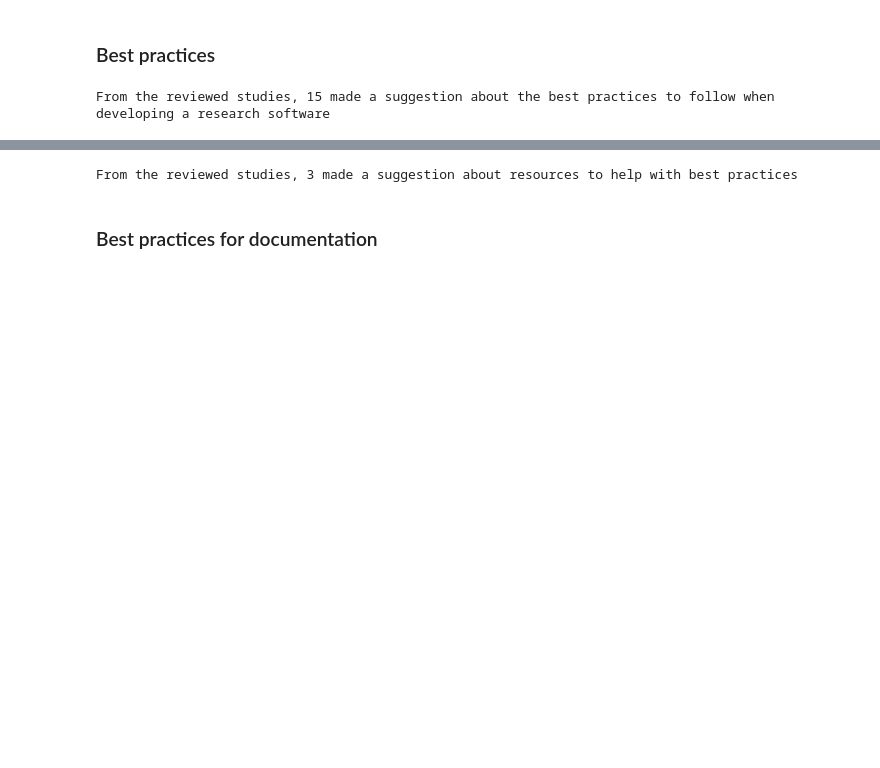
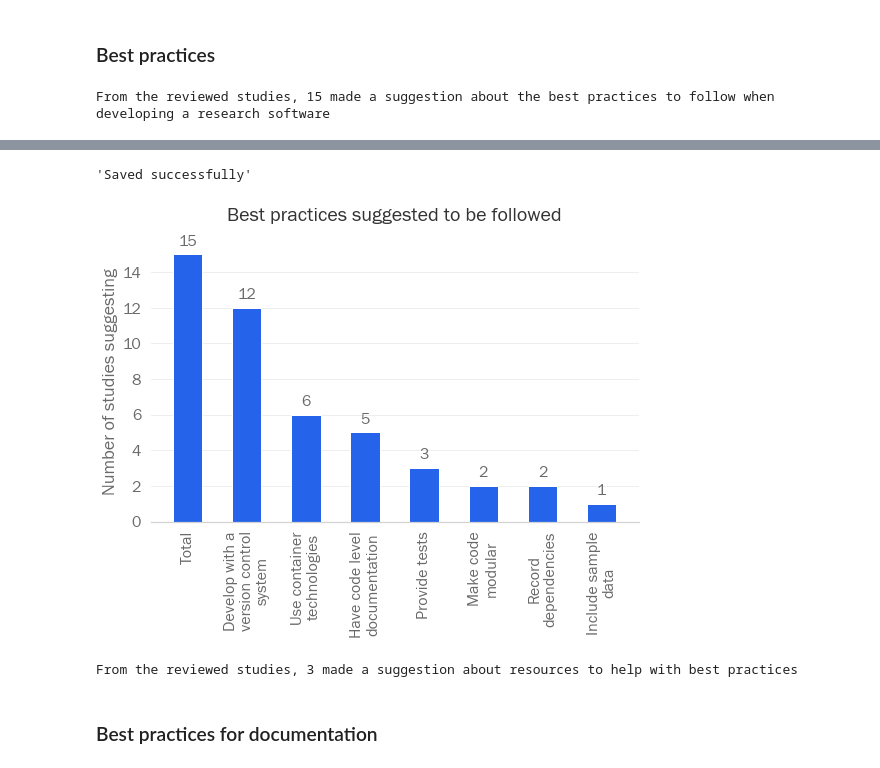
Before and after one commit to FAIR-BioRS/Code, a Jupyter notebook: main.ipynb, the cells around one changed output, grey strips where cells are left out. Saved outputs shown, nothing was run; the diff lists cells and outputs as text; code cells hidden in the pictures; blank space fills up the shorter version.

```diff
--- a/main.ipynb
+++ b/main.ipynb
@@ -260,5 +299,7 @@ ParserError: Error tokenizing data. C error: Expected 1 fields in line 26, saw 4
 ## Review analysis
 # %%
 # Load review data
-data_file_location = "https://github.com/fairdataihub/FAIR-BioRS-data/blob/main/docs/resourcesReviewKeywords.csv"
-df = pd.read_table(data_file_location)
+data_file_location = "https://raw.githubusercontent.com/fairdataihub/FAIR-BioRS-data/main/docs/resourcesReviewKeywords.csv"
+df = pd.read_table(data_file_location, encoding="utf-8", sep=",")
+print("Data loaded successfuly")
+df.head()
@@ -391,3 +369,34 @@ save_image_png(fig, "output", plot_name, "svg")
+# %%
+# Visualize results
+x = ["Total"] + list(frequency.keys())
+y = [total_studies] + list(frequency.values())
+fig_width = 8
+fig_height = 6.5
+bar_width = 0.5
+delta_y = 0.5
+x_label = ""
+y_label = "Number of studies suggesting"
+title = "Best practices suggested to be followed"
+max_width_x_tick_labels = 16
+y_ticks_increment = 2
+fig = generate_bar_plot(
+    x,
+    y,
+    fig_width,
+    fig_height,
+    bar_width,
+    delta_y,
+    x_label,
+    y_label,
+    title,
+    max_width_x_tick_labels,
+    y_ticks_increment,
+)
+plot_name = "best-practices-suggested"
+save_image(fig, "output", plot_name, "svg")
+# %% [output]
+'Saved successfully'
+[figure, added]
 # %%
 # Number of studies
 df_sub = df[["doiOrLink", "title", "bestPracticeHelp"]].iloc[2:].dropna()
```
Also changed, not shown: parts of 35 cells of this notebook, 6 other files.
